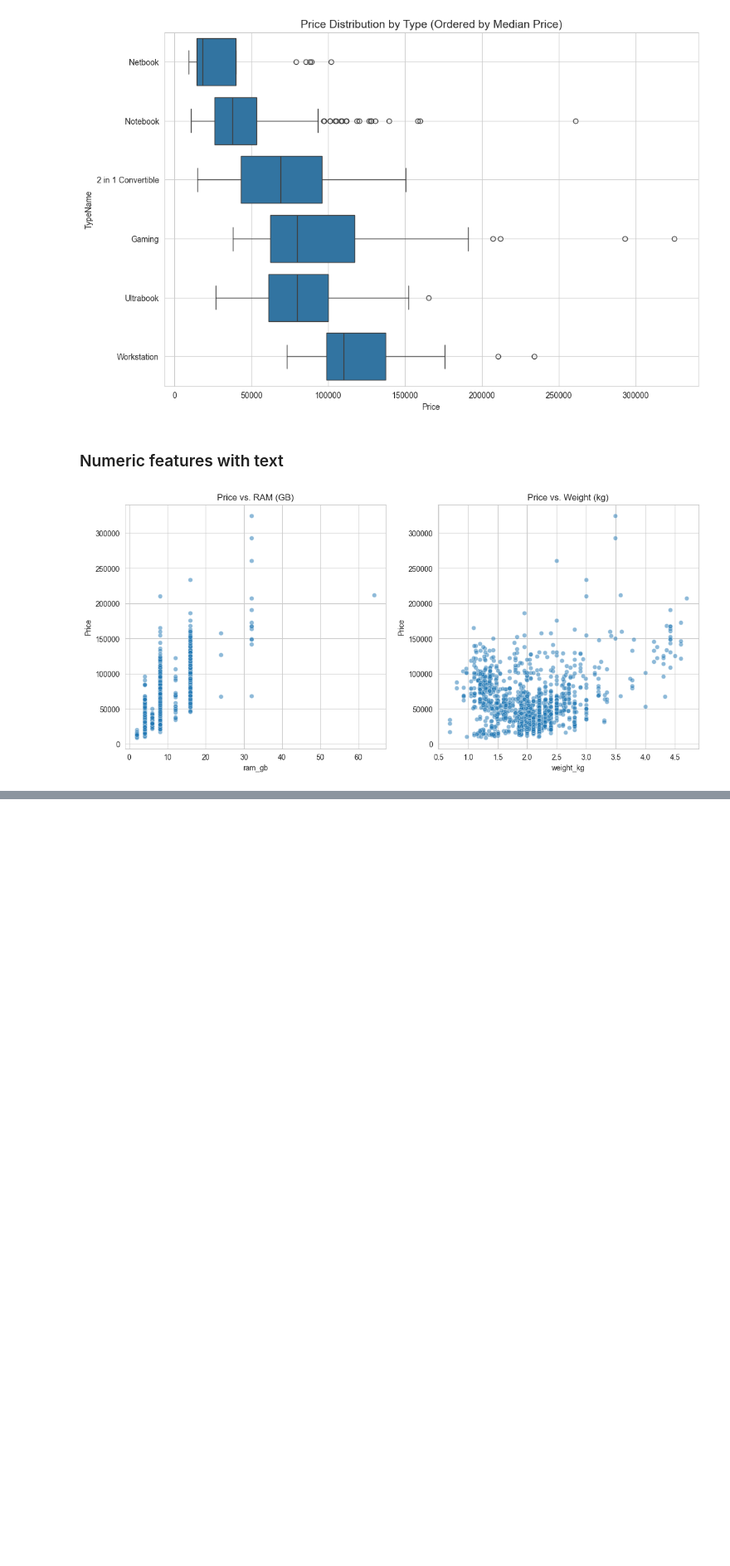
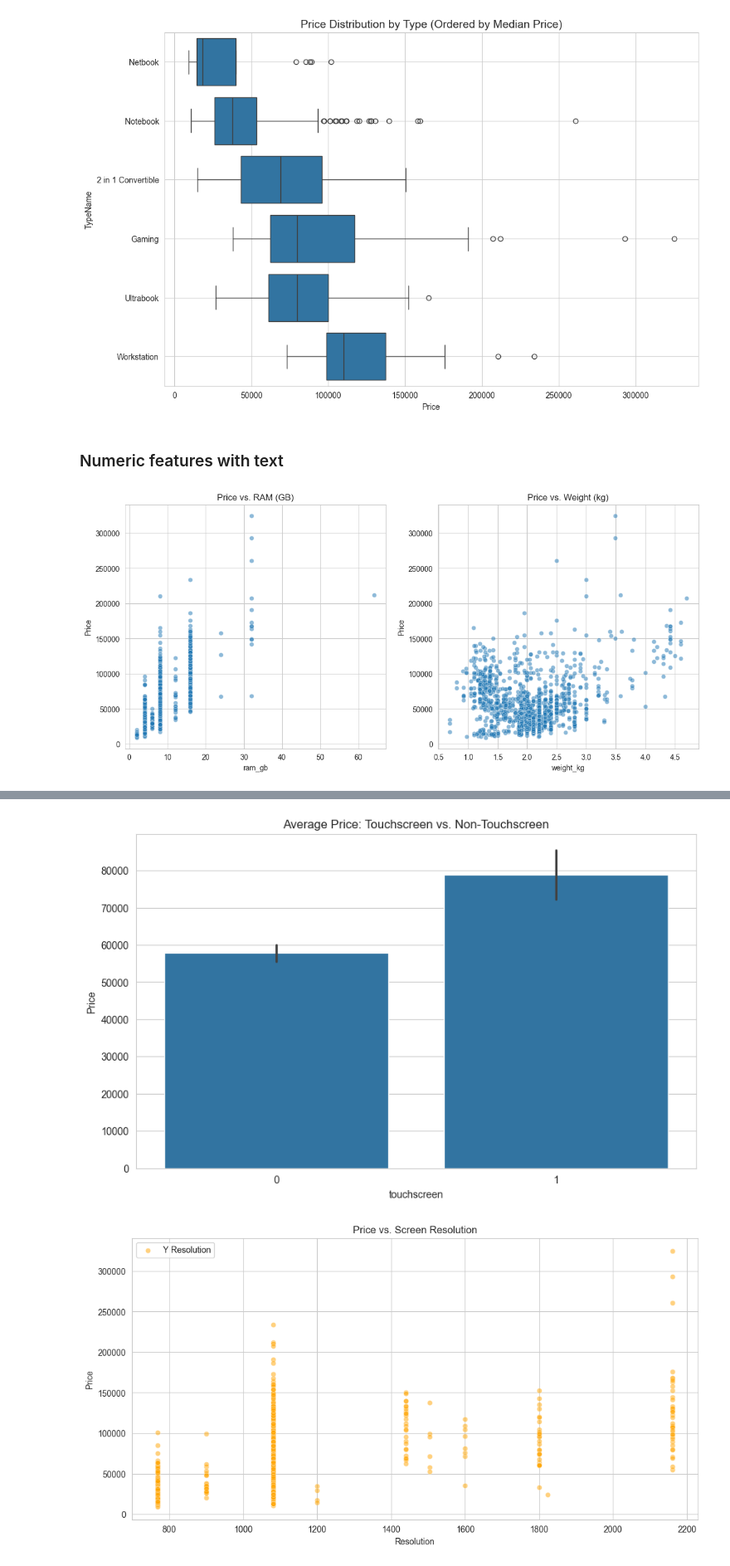
Before and after one commit to IamAbhinav03/laptop_price_task, a Jupyter notebook: notebooks/data_exploration.ipynb, the cells around one changed output, grey strips where cells are left out. Shown at 83% size. Drawn from its saved outputs; the diff is of its cells as text; code cells hidden in the pictures; blank space fills up the shorter version.

Commit message:
feat(EDA): feature engineering for screen resolution

```diff
--- a/notebooks/data_exploration.ipynb
+++ b/notebooks/data_exploration.ipynb
@@ -175,0 +181,36 @@ plt.show()
+# %%
+# Extract boolean features
+df['touchscreen'] = df['ScreenResolution'].apply(lambda x: 1 if 'Touchscreen' in x else 0)
+df['ips_panel'] = df['ScreenResolution'].apply(lambda x: 1 if 'IPS' in x else 0)
+
+# Extract resolution
+resolution = df['ScreenResolution'].str.extract(r'(\d+)x(\d+)')
+df['x_res'] = resolution[0].astype(int)
+df['y_res'] = resolution[1].astype(int)
+
+# Engineer PPI
+df['ppi'] = (((df['x_res']**2) + (df['y_res']**2))**0.5 / df['Inches']).astype(float)
+
+sns.barplot(x='touchscreen', y='Price', data=df)
+plt.title('Average Price: Touchscreen vs. Non-Touchscreen')
+plt.show()
+
+# Visualize extracted screen resolution vs. price
+plt.figure(figsize=(12, 6))
+sns.scatterplot(x='y_res', y='Price', data=df, alpha=0.5, label='Y Resolution', color='orange')
+plt.title('Price vs. Screen Resolution')
+plt.xlabel('Resolution')
+plt.ylabel('Price')
+plt.legend()
+plt.show()
+
+sns.scatterplot(x='ppi', y='Price', data=df)
+plt.title('Price vs. Pixels Per Inch (PPI)')
+plt.show()
+
+sns.barplot(x='ips_panel', y='Price', data=df)
+plt.title('Average Price for IPS vs. Non-IPS')
+plt.show()
+# %% [output]
+[figure, added]
+[figure, added]
```
Also changed, not shown: parts of 2 cells of this notebook.
